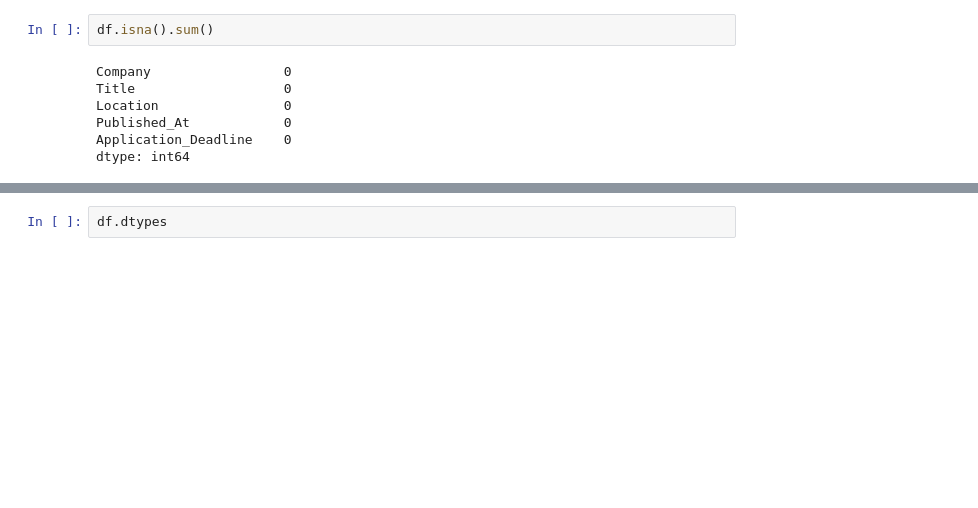
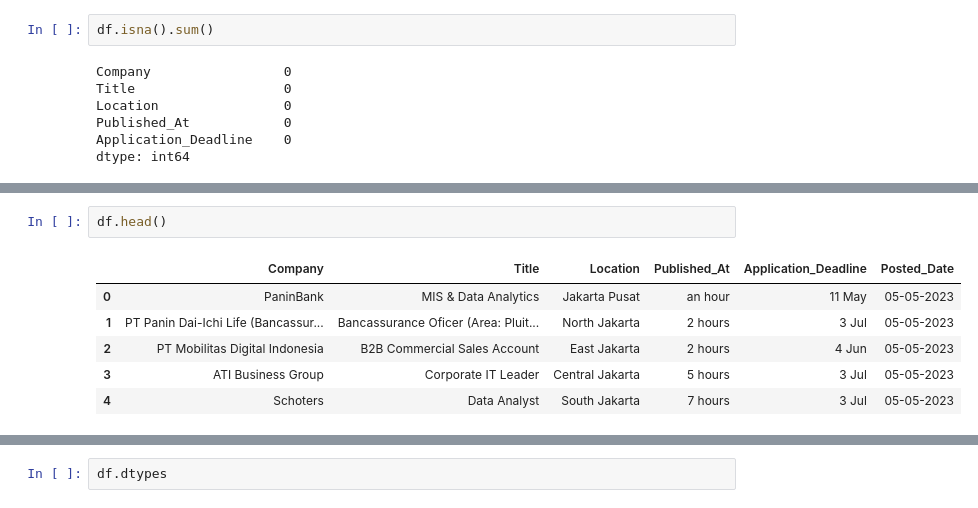
Before and after one commit to rusdipermana/webscrapping-id-kalibrr, a Jupyter notebook: webscrapping-id-kalibrr.ipynb, the cells around one changed output, grey strips where cells are left out. Drawn from its saved outputs; the diff is of its cells as text; blank space fills up the shorter version.

```diff
--- a/webscrapping-id-kalibrr.ipynb
+++ b/webscrapping-id-kalibrr.ipynb
@@ -274,0 +261,9 @@ df.tail(15)
+# %%
+df.head()
+# %% [output]
+|  | Company | Title | Location | Published_At | Application_Deadline | Posted_Date |
+| 0 | PaninBank | MIS & Data Analytics | Jakarta Pusat | an hour | 11 May | 05-05-2023 |
+| 1 | PT Panin Dai-Ichi Life (Bancassur... | Bancassurance Oficer (Area: Pluit... | North Jakarta | 2 hours | 3 Jul | 05-05-2023 |
+| 2 | PT Mobilitas Digital Indonesia | B2B Commercial Sales Account | East Jakarta | 2 hours | 4 Jun | 05-05-2023 |
+| 3 | ATI Business Group | Corporate IT Leader | Central Jakarta | 5 hours | 3 Jul | 05-05-2023 |
+| 4 | Schoters | Data Analyst | South Jakarta | 7 hours | 3 Jul | 05-05-2023 |
```
Also changed, not shown: parts of 10 cells of this notebook, 1 other file.
